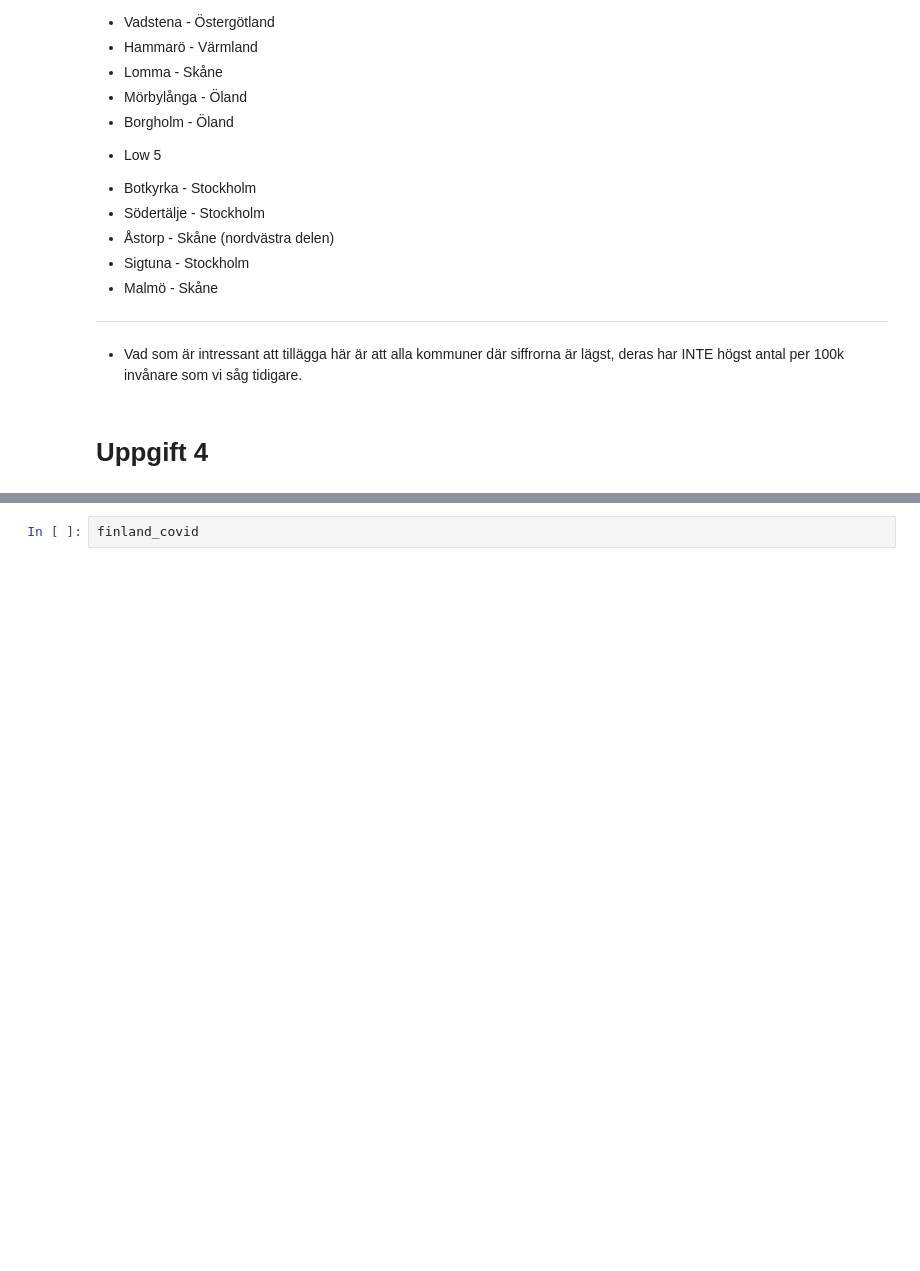
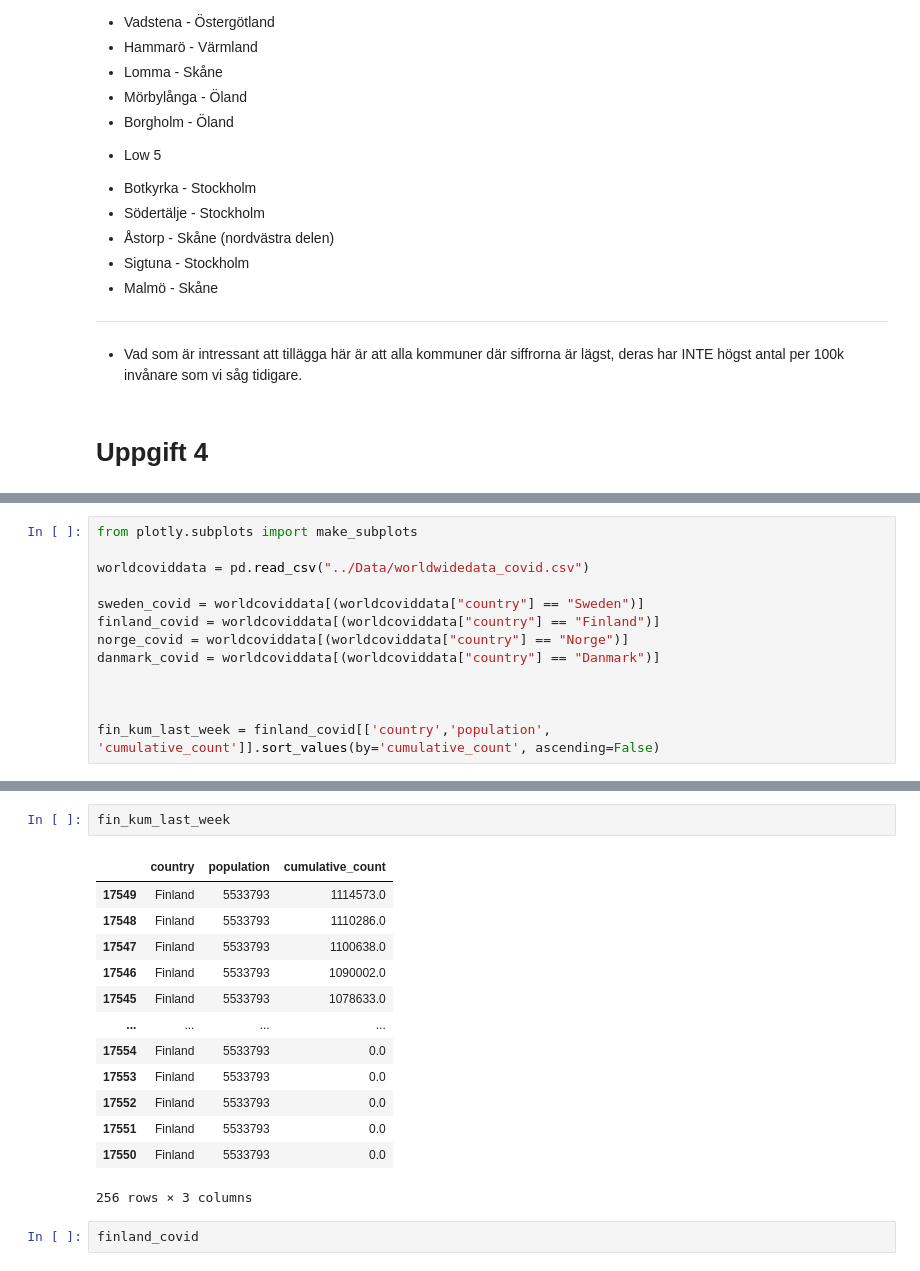
Before and after one commit to Danneftw1/Databehandling-Daniel-Nilsson, a Jupyter notebook: Labb_1/Labb.ipynb, the cells around one changed output, grey strips where cells are left out. Cells and saved outputs as stored; diff of their text form; blank space fills up the shorter version.

```diff
--- a/Labb_1/Labb.ipynb
+++ b/Labb_1/Labb.ipynb
@@ -479,0 +438,13 @@ ValueError:
+# %%
+from plotly.subplots import make_subplots
+
+worldcoviddata = pd.read_csv("../Data/worldwidedata_covid.csv")
+
+sweden_covid = worldcoviddata[(worldcoviddata["country"] == "Sweden")]
+finland_covid = worldcoviddata[(worldcoviddata["country"] == "Finland")]
+norge_covid = worldcoviddata[(worldcoviddata["country"] == "Norge")]
+danmark_covid = worldcoviddata[(worldcoviddata["country"] == "Danmark")]
+
+
+
+fin_kum_last_week = finland_covid[['country','population', 'cumulative_count']].sort_values(by='cumulative_count', ascending=False)
@@ -480,3 +493,19 @@ ValueError:
+# %%
+fin_kum_last_week
+# %% [output]
+|  | country | population | cumulative_count |
+| 17549 | Finland | 5533793 | 1114573.0 |
+| 17548 | Finland | 5533793 | 1110286.0 |
+| 17547 | Finland | 5533793 | 1100638.0 |
+| 17546 | Finland | 5533793 | 1090002.0 |
+| 17545 | Finland | 5533793 | 1078633.0 |
+| ... | ... | ... | ... |
+| 17554 | Finland | 5533793 | 0.0 |
+| 17553 | Finland | 5533793 | 0.0 |
+| 17552 | Finland | 5533793 | 0.0 |
+| 17551 | Finland | 5533793 | 0.0 |
+| 17550 | Finland | 5533793 | 0.0 |
+256 rows × 3 columns
 # %%
 finland_covid
 # %% [output]
```
Also changed, not shown: parts of 8 cells of this notebook, 8 other files.
